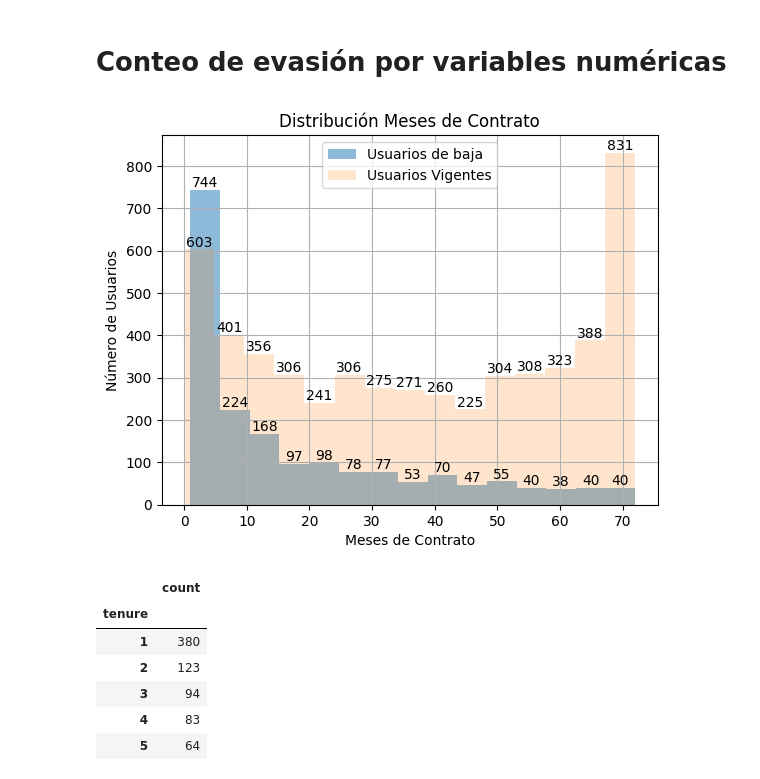
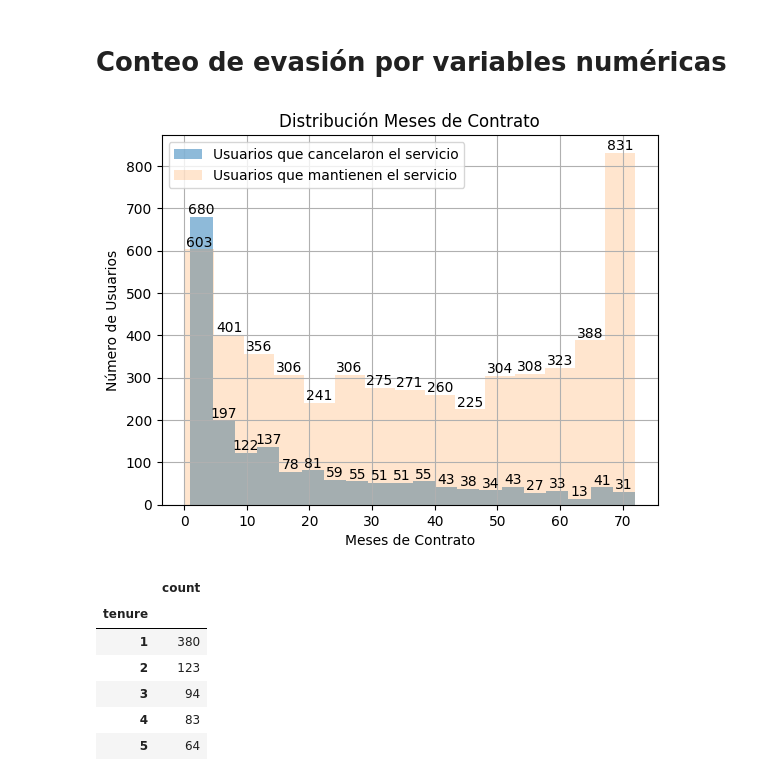
Before and after one commit to patricioterraza/TelecomX_LATAM, a Jupyter notebook: telecomx_latam.ipynb, the cells around one changed output. Cells and saved outputs as stored; diff of their text form; code cells hidden in the pictures.

```diff
--- a/telecomx_latam.ipynb
+++ b/telecomx_latam.ipynb
@@ -490,36 +490,36 @@ df_churn_no
 #ax = df_churn_yes['tenure'].plot.hist()
 
 # Dibujando un Histograma
 
 #df_churn_yes['charges.total']
 
 #df_churn_yes[['tenure', 'charges.total']].hist(alpha=0.5)
 
 # draw histograms of the age and income columns on the same plot
 #df[['tenure', 'charges.total','seniorcitizen','gender']].hist(alpha=0.5)
 
 # add labels and title
 #plt.xlabel('Value')
 #plt.ylabel('Frequency')
 #plt.title('Distribución Meses de Contrato y Total gastado')
 
-df_churn_yes['tenure'].hist(bins=15,alpha=0.5)
+df_churn_yes['tenure'].hist(bins=20,alpha=0.5)
 df_churn_no['tenure'].hist(bins=15,alpha=0.2)
 plt.xlabel('Meses de Contrato')
 plt.ylabel('Número de Usuarios')
 plt.title('Distribución Meses de Contrato')
 
-plt.legend(['Usuarios de baja', 'Usuarios Vigentes'])
+plt.legend(['Usuarios que cancelaron el servicio', 'Usuarios que mantienen el servicio'])
 
 # Recorre las barras y añade las cifras
 for bar in plt.gca().patches:
     x = bar.get_x() + bar.get_width() / 2
     y = bar.get_height()
     plt.text(x, y, str(int(y)), ha='center', va='bottom')  # str(int(y)) para asegurar texto y no float
 
 plt.show()
 # %% [output]
-[figure, old version]
+[figure, new version]
 # %%
 df_churn_yes['tenure'].value_counts()
 # %% [output]
```
Also changed, not shown: parts of 1 cell of this notebook.
